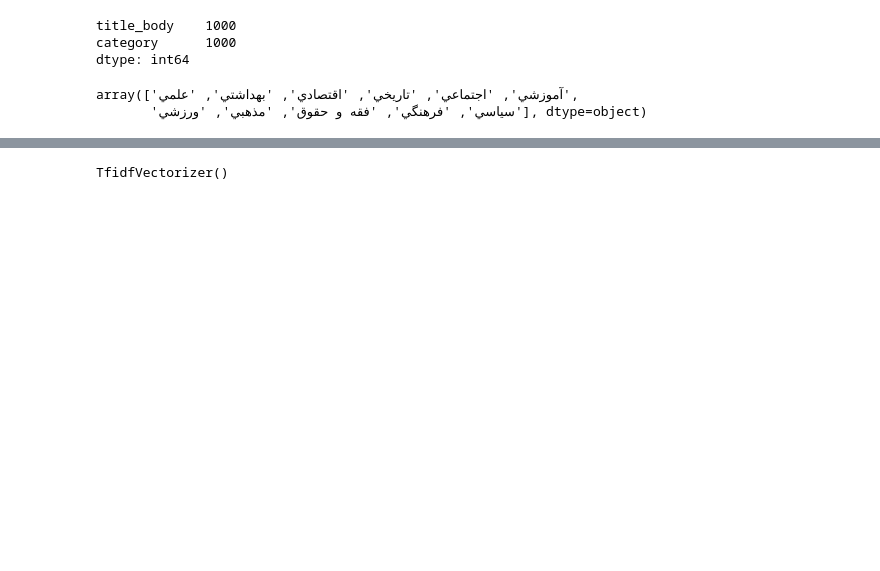
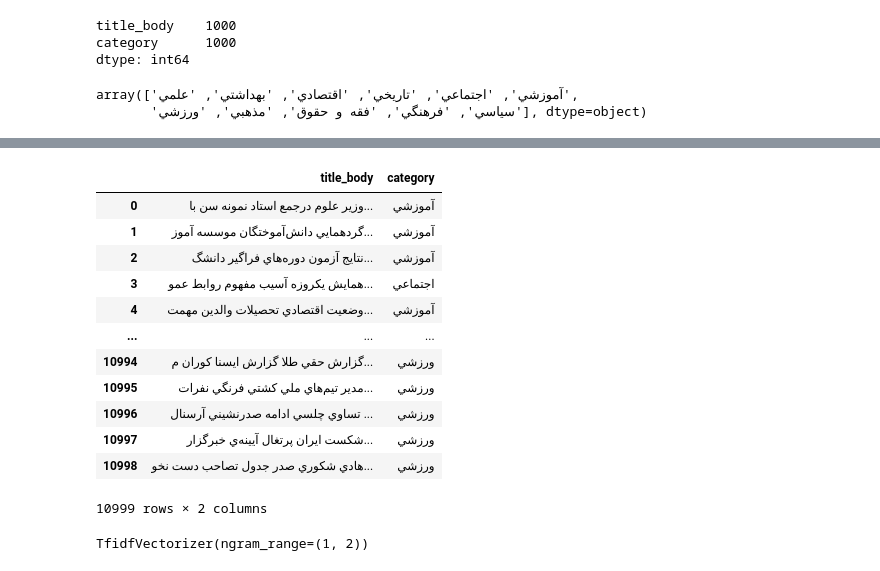
Before and after one commit to jamal221/Machine_Learning_Project, a Jupyter notebook: TextMining.ipynb, the cells around one changed output, grey strips where cells are left out. Cells and saved outputs as stored; diff of their text form; code cells hidden in the pictures; blank space fills up the shorter version.

```diff
--- a/TextMining.ipynb
+++ b/TextMining.ipynb
@@ -278,10 +282,26 @@ dtype: int64
+# %%
+dataset
+# %% [output]
+|  | title_body | category |
+| 0 | وزير علوم درجمع استاد نمونه سن با... | آموزشي |
+| 1 | گردهمايي دانش‌آموختگان موسسه آموز... | آموزشي |
+| 2 | نتايج آزمون دوره‌هاي فراگير دانشگ... | آموزشي |
+| 3 | همايش يكروزه آسيب مفهوم روابط عمو... | اجتماعي |
+| 4 | وضعيت اقتصادي تحصيلات والدين مهمت... | آموزشي |
+| ... | ... | ... |
+| 10994 | گزارش حقي طلا گزارش ايسنا كوران م... | ورزشي |
+| 10995 | مدير تيم‌هاي ملي كشتي فرنگي نفرات... | ورزشي |
+| 10996 | تساوي چلسي ادامه صدرنشيني آرسنال ... | ورزشي |
+| 10997 | شكست ايران پرتغال آيينه‌ي خبرگزار... | ورزشي |
+| 10998 | هادي شكوري صدر جدول تصاحب دست نخو... | ورزشي |
+10999 rows × 2 columns
 # %%
 from sklearn.feature_extraction.text import TfidfVectorizer
 # %%
-vectorizer = TfidfVectorizer()
+vectorizer = TfidfVectorizer(ngram_range=(1, 2))
 vectorizer.fit(dataset['title_body'])
 # %% [output]
-TfidfVectorizer()
+TfidfVectorizer(ngram_range=(1, 2))
 # %%
 X = vectorizer.transform(dataset['title_body'])
 # %%
```
Also changed, not shown: parts of 37 cells of this notebook.
